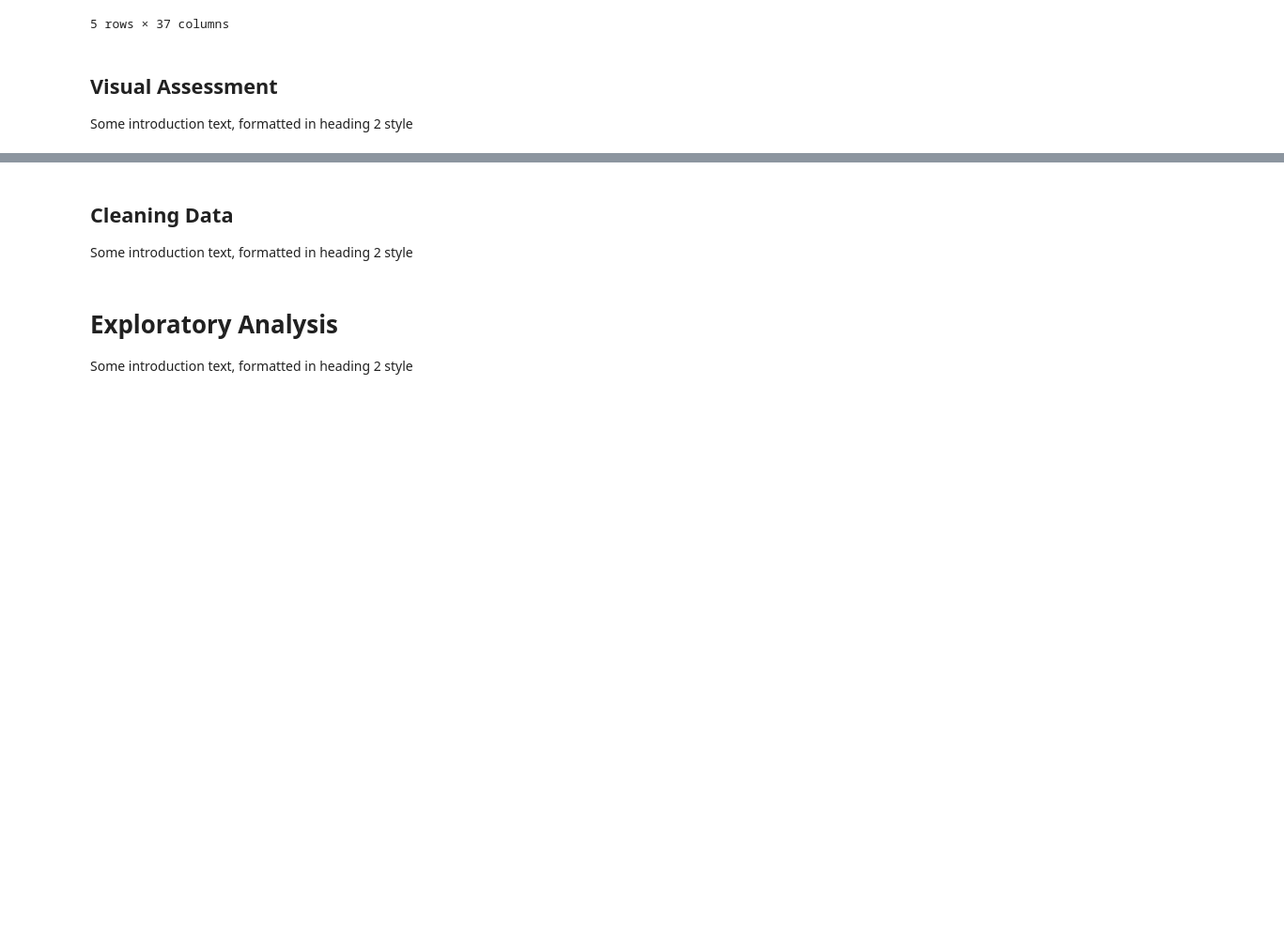
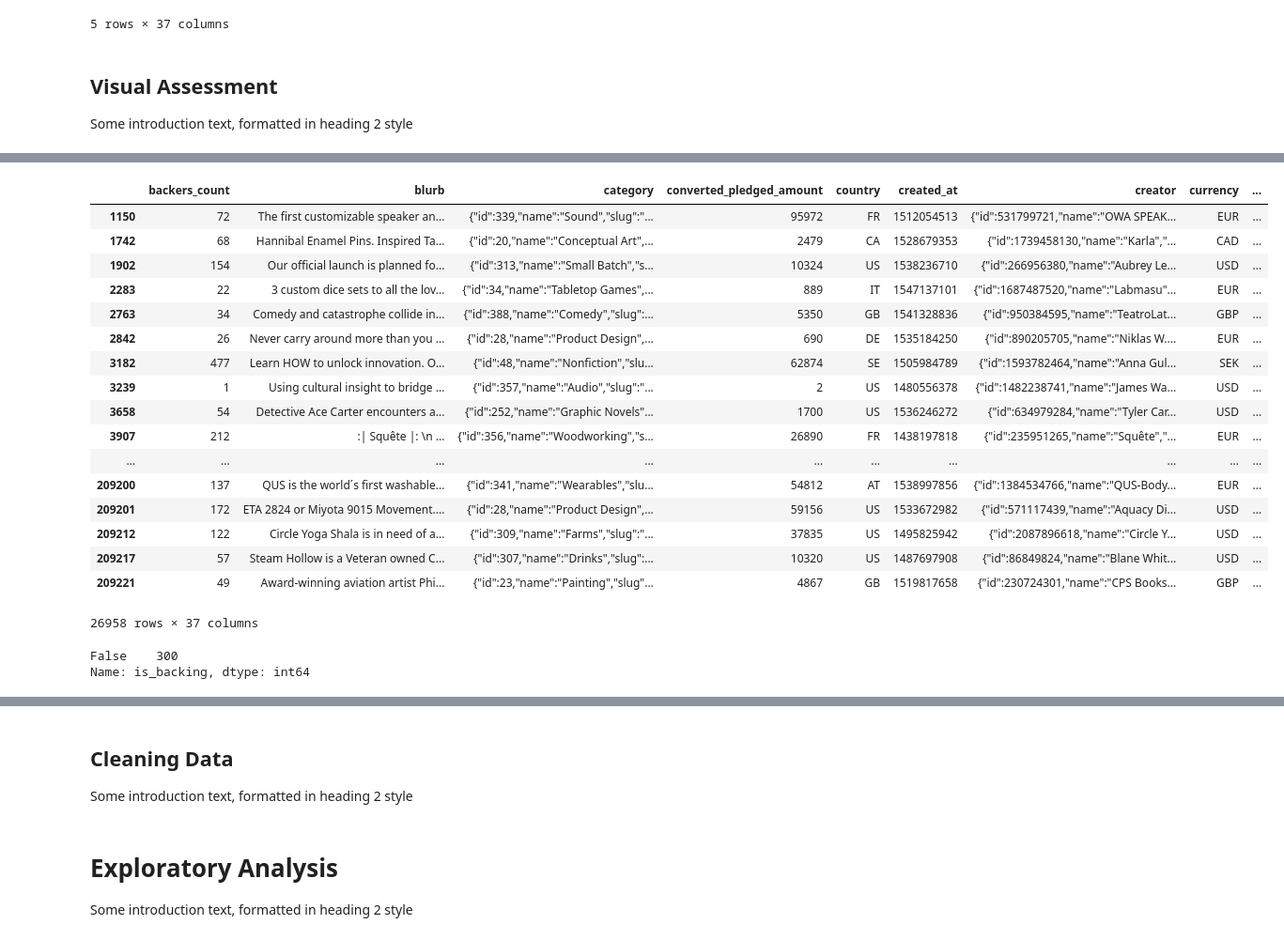
Before and after one commit to faymarie/crowdfunding-analysis, a Jupyter notebook: crowdfunding-analysis.ipynb, the cells around one changed output, grey strips where cells are left out. Shown: that part at 94% size. Cells and saved outputs as stored; diff of their text form; code cells hidden in the pictures; blank space fills up the shorter version.

```diff
--- a/crowdfunding-analysis.ipynb
+++ b/crowdfunding-analysis.ipynb
@@ -91,0 +239,28 @@ memory usage: 6.9+ MB
+# %%
+# assess ids
+kickstarter[kickstarter.id.duplicated()]
+# %% [output]
+|  | backers_count | blurb | category | converted_pledged_amount | country | created_at | creator | currency | ... |
+| 1150 | 72 | The first customizable speaker an... | {"id":339,"name":"Sound","slug":"... | 95972 | FR | 1512054513 | {"id":531799721,"name":"OWA SPEAK... | EUR | ... |
+| 1742 | 68 | Hannibal Enamel Pins. Inspired Ta... | {"id":20,"name":"Conceptual Art",... | 2479 | CA | 1528679353 | {"id":1739458130,"name":"Karla","... | CAD | ... |
+| 1902 | 154 | Our official launch is planned fo... | {"id":313,"name":"Small Batch","s... | 10324 | US | 1538236710 | {"id":266956380,"name":"Aubrey Le... | USD | ... |
+| 2283 | 22 | 3 custom dice sets to all the lov... | {"id":34,"name":"Tabletop Games",... | 889 | IT | 1547137101 | {"id":1687487520,"name":"Labmasu"... | EUR | ... |
+| 2763 | 34 | Comedy and catastrophe collide in... | {"id":388,"name":"Comedy","slug":... | 5350 | GB | 1541328836 | {"id":950384595,"name":"TeatroLat... | GBP | ... |
+| 2842 | 26 | Never carry around more than you ... | {"id":28,"name":"Product Design",... | 690 | DE | 1535184250 | {"id":890205705,"name":"Niklas W.... | EUR | ... |
+| 3182 | 477 | Learn HOW to unlock innovation. O... | {"id":48,"name":"Nonfiction","slu... | 62874 | SE | 1505984789 | {"id":1593782464,"name":"Anna Gul... | SEK | ... |
+| 3239 | 1 | Using cultural insight to bridge ... | {"id":357,"name":"Audio","slug":"... | 2 | US | 1480556378 | {"id":1482238741,"name":"James Wa... | USD | ... |
+| 3658 | 54 | Detective Ace Carter encounters a... | {"id":252,"name":"Graphic Novels"... | 1700 | US | 1536246272 | {"id":634979284,"name":"Tyler Car... | USD | ... |
+| 3907 | 212 | :| Squête |: \n ... | {"id":356,"name":"Woodworking","s... | 26890 | FR | 1438197818 | {"id":235951265,"name":"Squête","... | EUR | ... |
+| ... | ... | ... | ... | ... | ... | ... | ... | ... | ... |
+| 209200 | 137 | QUS is the world´s first washable... | {"id":341,"name":"Wearables","slu... | 54812 | AT | 1538997856 | {"id":1384534766,"name":"QUS-Body... | EUR | ... |
+| 209201 | 172 | ETA 2824 or Miyota 9015 Movement.... | {"id":28,"name":"Product Design",... | 59156 | US | 1533672982 | {"id":571117439,"name":"Aquacy Di... | USD | ... |
+| 209212 | 122 | Circle Yoga Shala is in need of a... | {"id":309,"name":"Farms","slug":"... | 37835 | US | 1495825942 | {"id":2087896618,"name":"Circle Y... | USD | ... |
+| 209217 | 57 | Steam Hollow is a Veteran owned C... | {"id":307,"name":"Drinks","slug":... | 10320 | US | 1487697908 | {"id":86849824,"name":"Blane Whit... | USD | ... |
+| 209221 | 49 | Award-winning aviation artist Phi... | {"id":23,"name":"Painting","slug"... | 4867 | GB | 1519817658 | {"id":230724301,"name":"CPS Books... | GBP | ... |
+26958 rows × 37 columns
+# %%
+# assess is_backing
+kickstarter.is_backing.value_counts()
+# %% [output]
+False    300
+Name: is_backing, dtype: int64
```
Also changed, not shown: parts of 30 cells of this notebook.
